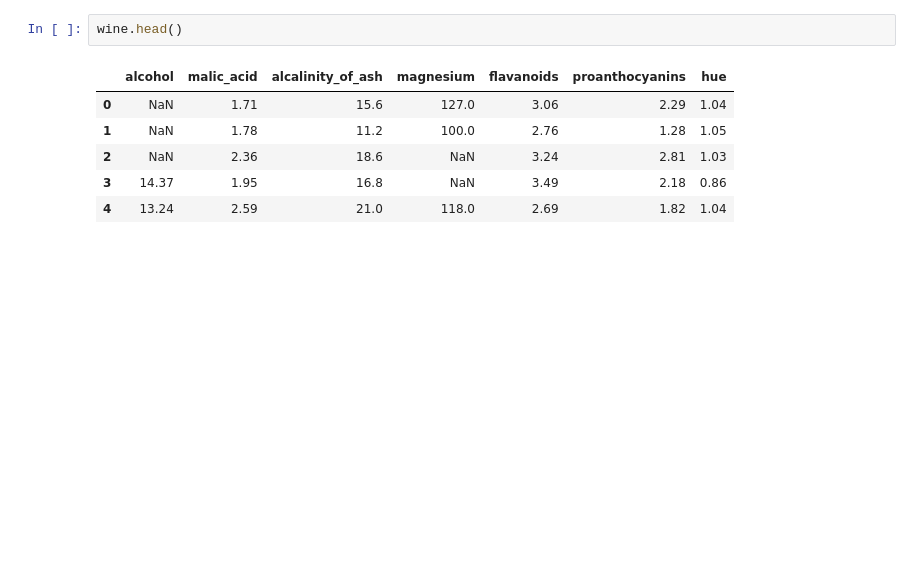
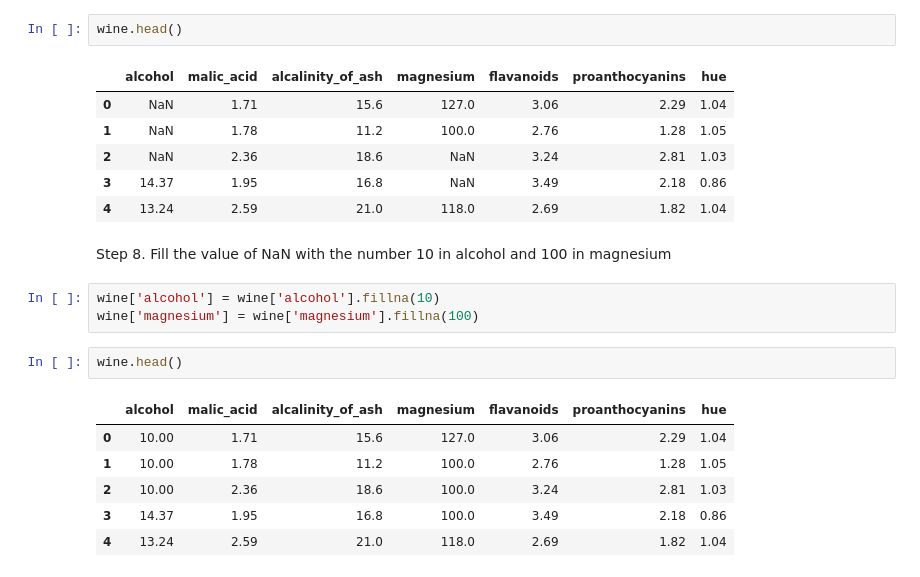
Before and after one commit to puritym8/Python-Data-Analysis, a Jupyter notebook: Pandasweekly_wine.ipynb, the cells around one changed output. Saved outputs shown, nothing was run; the diff lists cells and outputs as text; blank space fills up the shorter version.

```diff
--- a/Pandasweekly_wine.ipynb
+++ b/Pandasweekly_wine.ipynb
@@ -72,3 +72,17 @@ wine.head()
 | 2 | NaN | 2.36 | 18.6 | NaN | 3.24 | 2.81 | 1.03 |
 | 3 | 14.37 | 1.95 | 16.8 | NaN | 3.49 | 2.18 | 0.86 |
 | 4 | 13.24 | 2.59 | 21.0 | 118.0 | 2.69 | 1.82 | 1.04 |
+# %% [markdown]
+Step 8. Fill the value of NaN with the number 10 in alcohol and 100 in magnesium
+# %%
+wine['alcohol'] = wine['alcohol'].fillna(10)
+wine['magnesium'] = wine['magnesium'].fillna(100)
+# %%
+wine.head()
+# %% [output]
+|  | alcohol | malic_acid | alcalinity_of_ash | magnesium | flavanoids | proanthocyanins | hue |
+| 0 | 10.00 | 1.71 | 15.6 | 127.0 | 3.06 | 2.29 | 1.04 |
+| 1 | 10.00 | 1.78 | 11.2 | 100.0 | 2.76 | 1.28 | 1.05 |
+| 2 | 10.00 | 2.36 | 18.6 | 100.0 | 3.24 | 2.81 | 1.03 |
+| 3 | 14.37 | 1.95 | 16.8 | 100.0 | 3.49 | 2.18 | 0.86 |
+| 4 | 13.24 | 2.59 | 21.0 | 118.0 | 2.69 | 1.82 | 1.04 |
```
Also changed, not shown: parts of 15 cells of this notebook.
